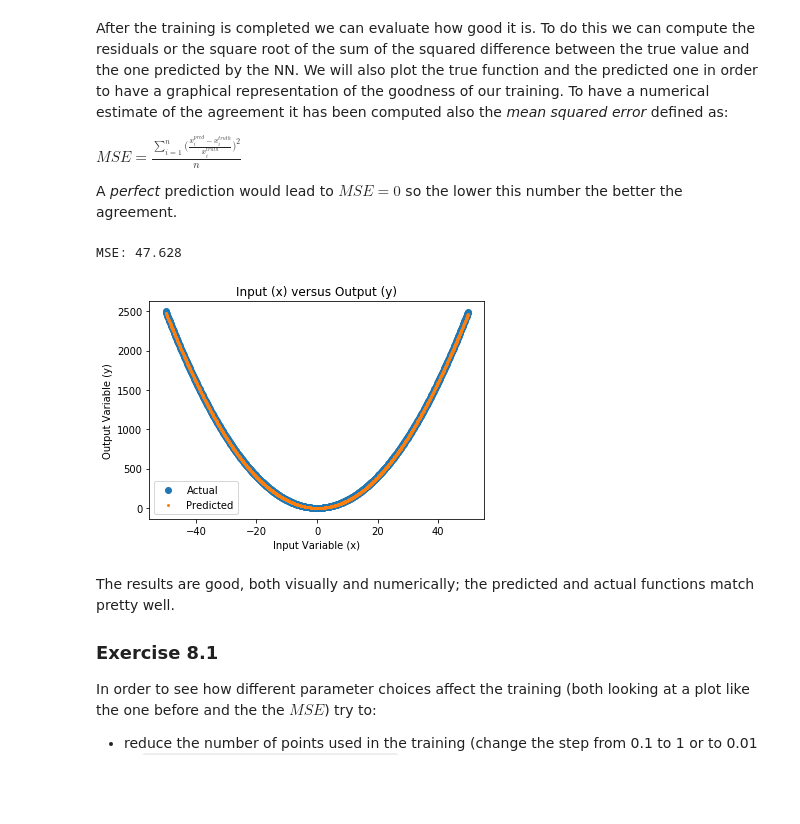
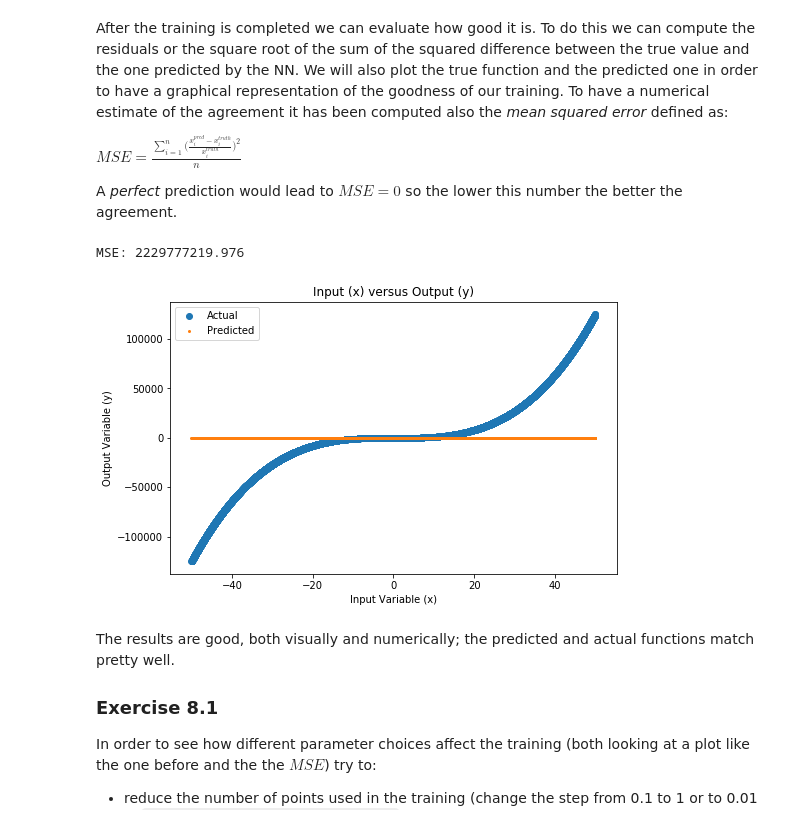
Before and after one commit to matteosan1/finance_course, a Jupyter notebook: lesson8/lecture_8.ipynb, the cells around one changed output. Cells and saved outputs as stored; diff of their text form; code cells hidden in the pictures; some formulas as TeX source; blank space fills up the shorter version.

```diff
--- a/lesson8/lecture_8.ipynb
+++ b/lesson8/lecture_8.ipynb
@@ -133,7 +133,7 @@ trainer.compileModel('mse', 'adam')
 
 # fit the model on the training dataset
 # using 500 epochs, a batch_size of 10
-trainer.fit(500, 10)
+trainer.fit(500, 1000)
 # %% [markdown]
 After the training is completed we can evaluate how good it is. To do this we can compute the residuals or the square root of the sum of the squared difference between the true value and the one predicted by the NN. We will also plot the true function and the predicted one in order to have a graphical representation of the goodness of our training.
 To have a numerical estimate of the agreement it has been computed also the *mean squared error* defined as:
@@ -144,27 +144,28 @@ A *perfect* prediction would lead to $MSE=0$ so the lower this number the better
 # %%
 from sklearn.metrics import mean_squared_error
 from matplotlib import pyplot as plt
 
 # make predictions for the input data
 trainer.fullPrediction()
 
 # invert the previous transformation to get back the real data and not the normalized one
-trainer.reverseNormalization()
+#trainer.reverseNormalization()
 
 # report model error computing the mean squared error
 print('MSE: %.3f' % mean_squared_error(trainer.y, trainer.predictions))
 
 # plot the true function and the prediction to see the actual difference
+plt.figure(figsize=(8,5))
 plt.scatter(trainer.x, trainer.y, label='Actual')
 plt.scatter(trainer.x, trainer.predictions, label='Predicted', s=4)
 plt.title('Input (x) versus Output (y)')
 plt.xlabel('Input Variable (x)')
 plt.ylabel('Output Variable (y)')
 plt.legend()
 plt.show()
 # %% [output]
-MSE: 47.628
+MSE: 2229777219.976
-[figure, old version]
+[figure, new version]
 # %% [markdown]
 The results are good, both visually and numerically; the predicted and actual functions match pretty well.
 
```
Also changed, not shown: parts of 1 cell of this notebook, 3 other files.
